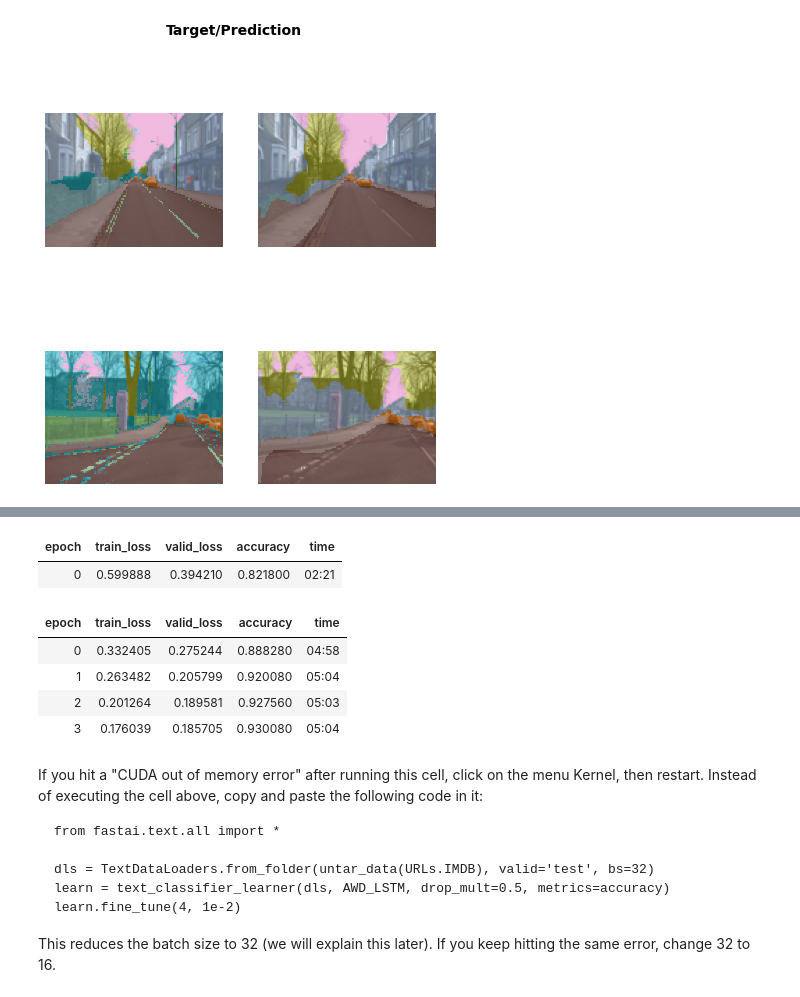
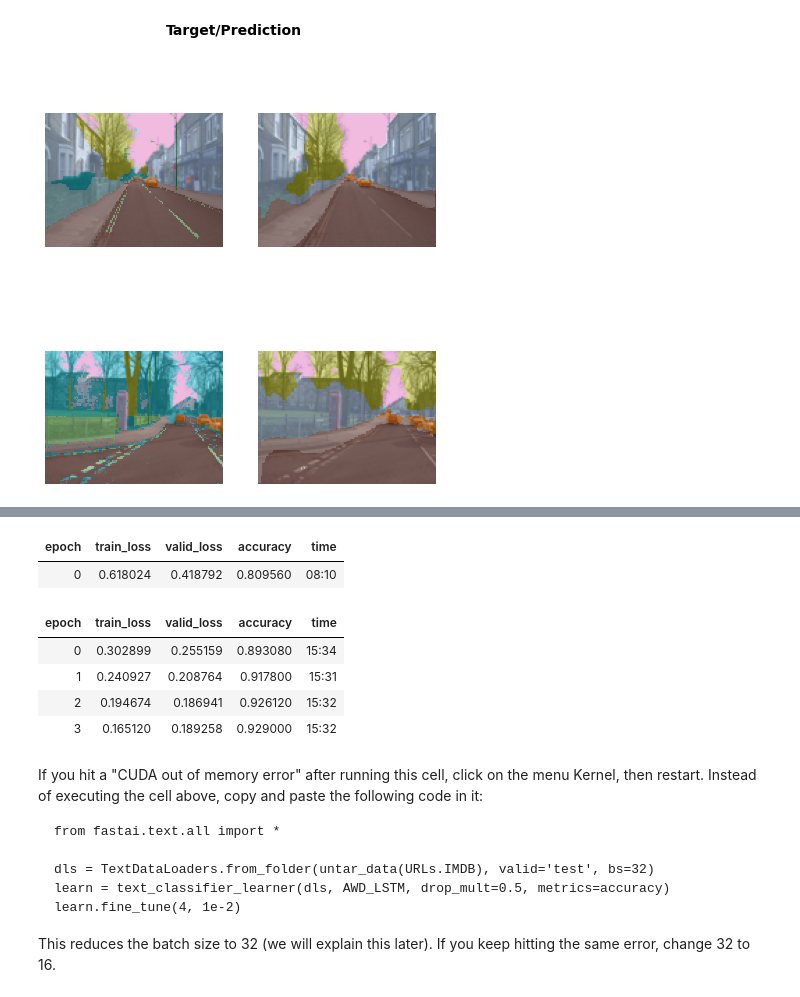
Before and after one commit to m-groom/fastbook, a Jupyter notebook: clean/01_intro.ipynb, the cells around one changed output, grey strips where cells are left out. Drawn from its saved outputs; the diff is of its cells as text; code cells hidden in the pictures.

```diff
--- a/clean/01_intro.ipynb
+++ b/clean/01_intro.ipynb
@@ -166,7 +166,11 @@ learn.show_results(max_n=6, figsize=(7,8))
 # %%
 from fastai.text.all import *
 
-dls = TextDataLoaders.from_folder(untar_data(URLs.IMDB), valid='test')
+# dls = TextDataLoaders.from_folder(untar_data(URLs.IMDB), valid='test')
+# learn = text_classifier_learner(dls, AWD_LSTM, drop_mult=0.5, metrics=accuracy)
+# learn.fine_tune(4, 1e-2)
+
+dls = TextDataLoaders.from_folder(untar_data(URLs.IMDB), valid='test', bs=32)
 learn = text_classifier_learner(dls, AWD_LSTM, drop_mult=0.5, metrics=accuracy)
 learn.fine_tune(4, 1e-2)
 # %% [output]
@@ -175,10 +177,10 @@ learn.fine_tune(4, 1e-2)
 | epoch | train_loss | valid_loss | accuracy | time |
-| 0 | 0.599888 | 0.394210 | 0.821800 | 02:21 |
+| 0 | 0.618024 | 0.418792 | 0.809560 | 08:10 |
 | epoch | train_loss | valid_loss | accuracy | time |
-| 0 | 0.332405 | 0.275244 | 0.888280 | 04:58 |
-| 1 | 0.263482 | 0.205799 | 0.920080 | 05:04 |
-| 2 | 0.201264 | 0.189581 | 0.927560 | 05:03 |
-| 3 | 0.176039 | 0.185705 | 0.930080 | 05:04 |
+| 0 | 0.302899 | 0.255159 | 0.893080 | 15:34 |
+| 1 | 0.240927 | 0.208764 | 0.917800 | 15:31 |
+| 2 | 0.194674 | 0.186941 | 0.926120 | 15:32 |
+| 3 | 0.165120 | 0.189258 | 0.929000 | 15:32 |
 # %% [markdown]
 If you hit a "CUDA out of memory error" after running this cell, click on the menu Kernel, then restart. Instead of executing the cell above, copy and paste the following code in it:
 
```
Also changed, not shown: parts of 10 cells of this notebook.
